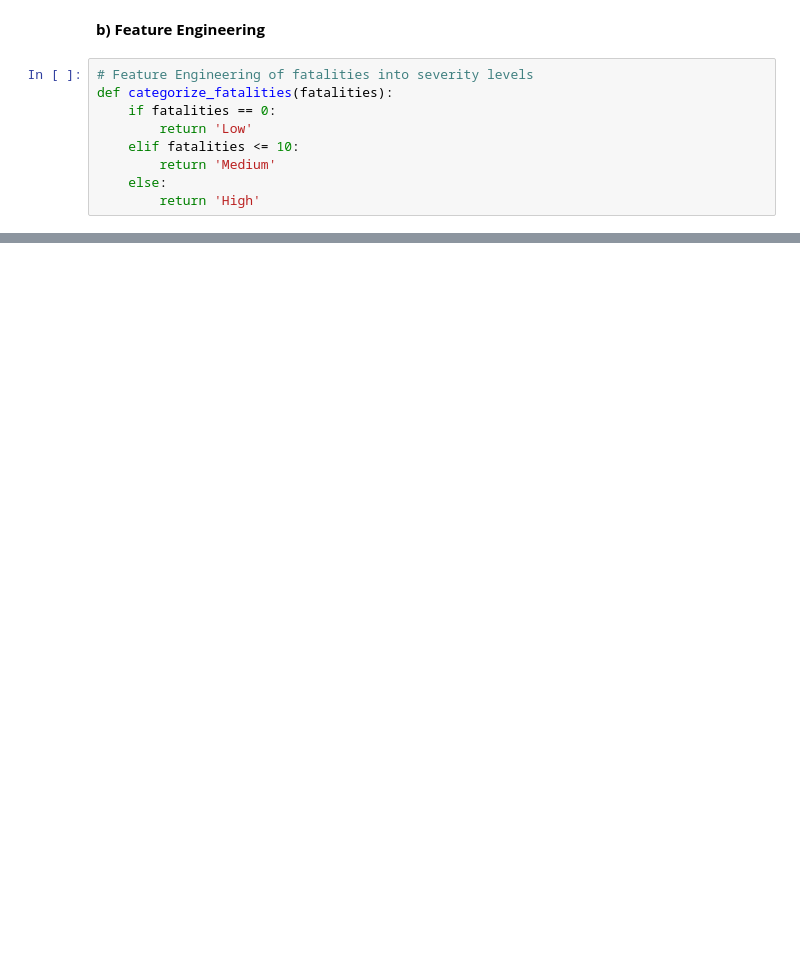
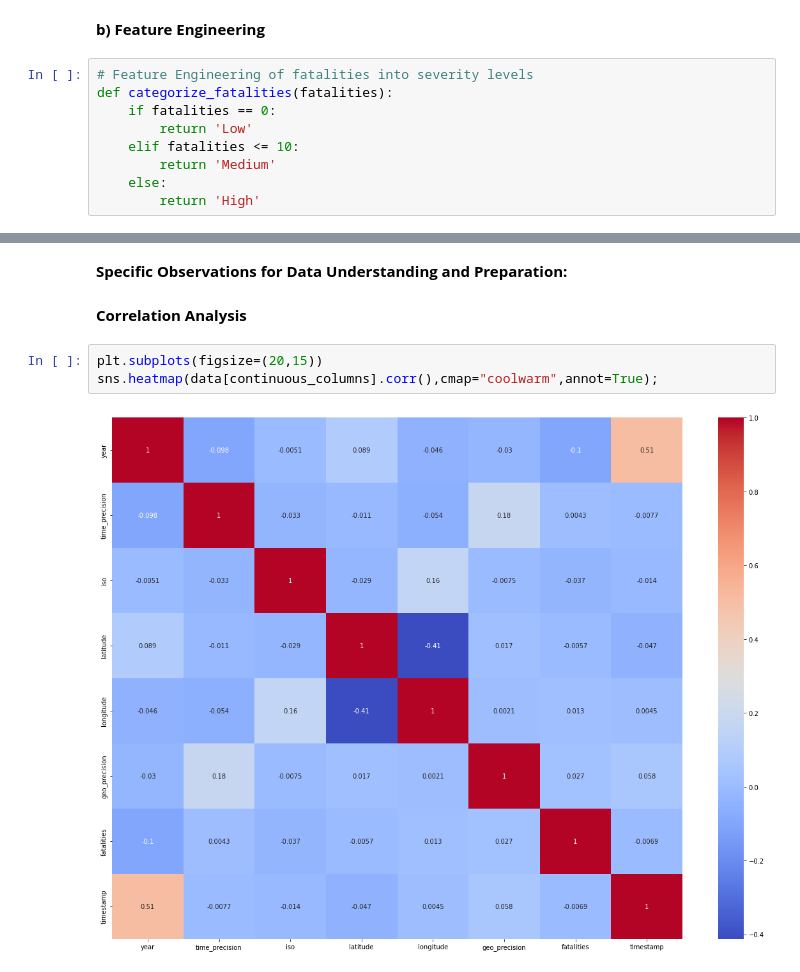
Before and after one commit to Collz472/DSF-PT08P5-GROUP-11-CAPSTONE-PROJECT, a Jupyter notebook: Working Folder/Josphat.ipynb, the cells around one changed output, grey strips where cells are left out. Saved outputs shown, nothing was run; the diff lists cells and outputs as text; blank space fills up the shorter version.

```diff
--- a/Working Folder/Josphat.ipynb
+++ b/Working Folder/Josphat.ipynb
@@ -347,0 +401,9 @@ df['conflict_severity'] = LabelEncoder().fit_transform(df['conflict_severity'])
+# %% [markdown]
+**Specific Observations for Data Understanding and Preparation:**
+# %% [markdown]
+**Correlation Analysis**
+# %%
+plt.subplots(figsize=(20,15))
+sns.heatmap(data[continuous_columns].corr(),cmap="coolwarm",annot=True);
+# %% [output]
+[figure, added]
```
Also changed, not shown: parts of 12 cells of this notebook.
